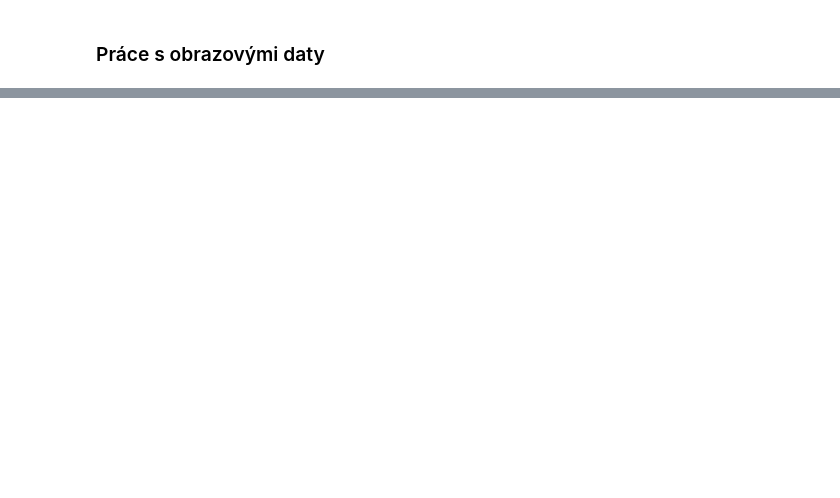
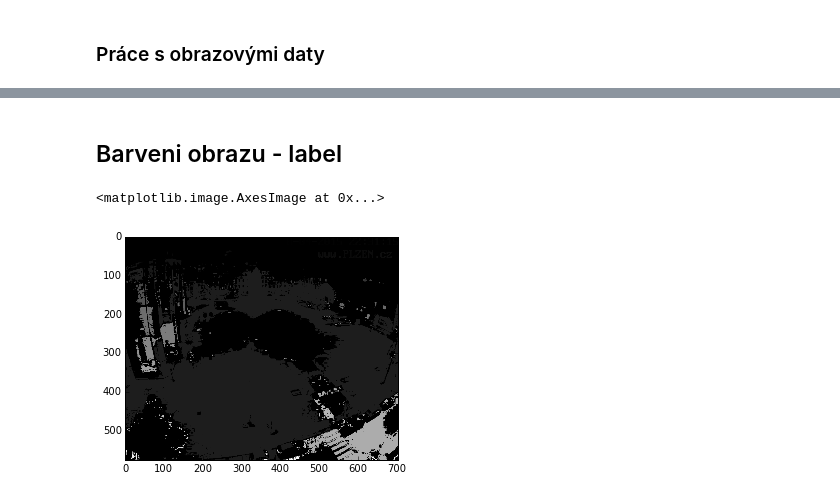
Before and after one commit to mjirik/ZDO, a Jupyter notebook: ZDO_short_tutor.ipynb, the cells around one changed output, grey strips where cells are left out. Saved outputs shown, nothing was run; the diff lists cells and outputs as text; code cells hidden in the pictures; blank space fills up the shorter version.

```diff
--- a/ZDO_short_tutor.ipynb
+++ b/ZDO_short_tutor.ipynb
@@ -95,0 +116,9 @@ URL = "http://uc452cam01-kky.fav.zcu.cz/snapshot.jpg"
+# %% [markdown]
+## Barveni obrazu - label
+# %%
+# blobs_labels = skimage.morphology.label(img, background=0)
+imlabel = label(img > 100, background=0)
+imshow(imlabel, cmap='gray')
+# %% [output]
+<matplotlib.image.AxesImage at 0x...>
+[figure, added]
```
Also changed, not shown: parts of 22 cells of this notebook, 1 other file.
